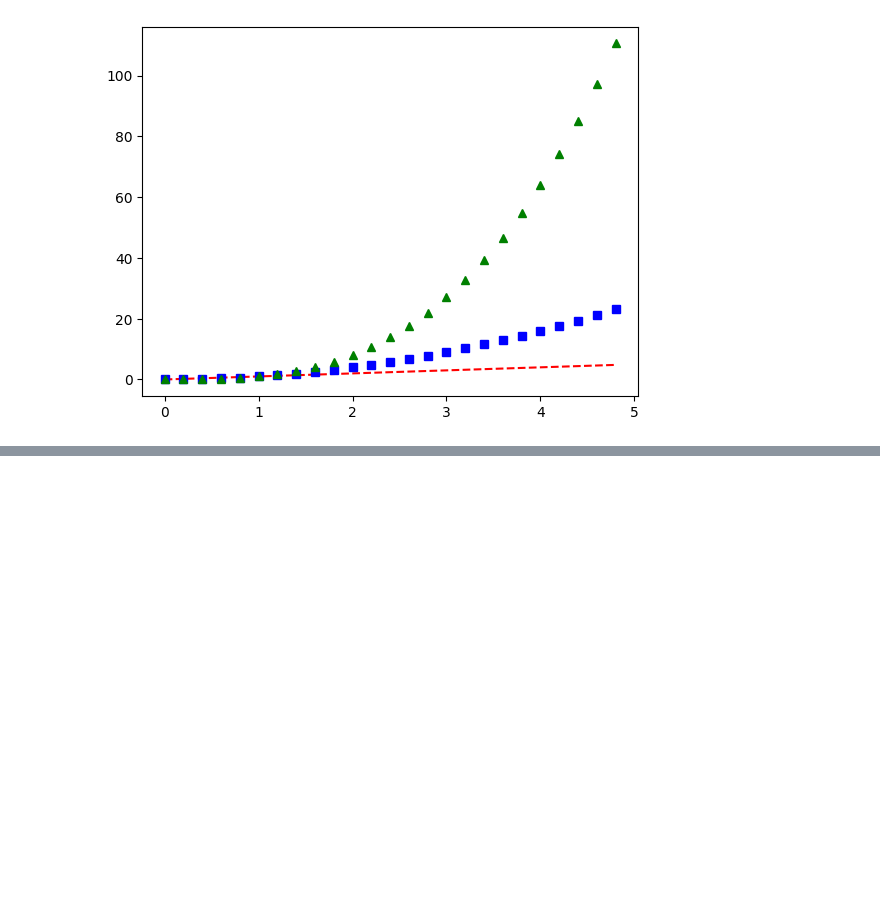
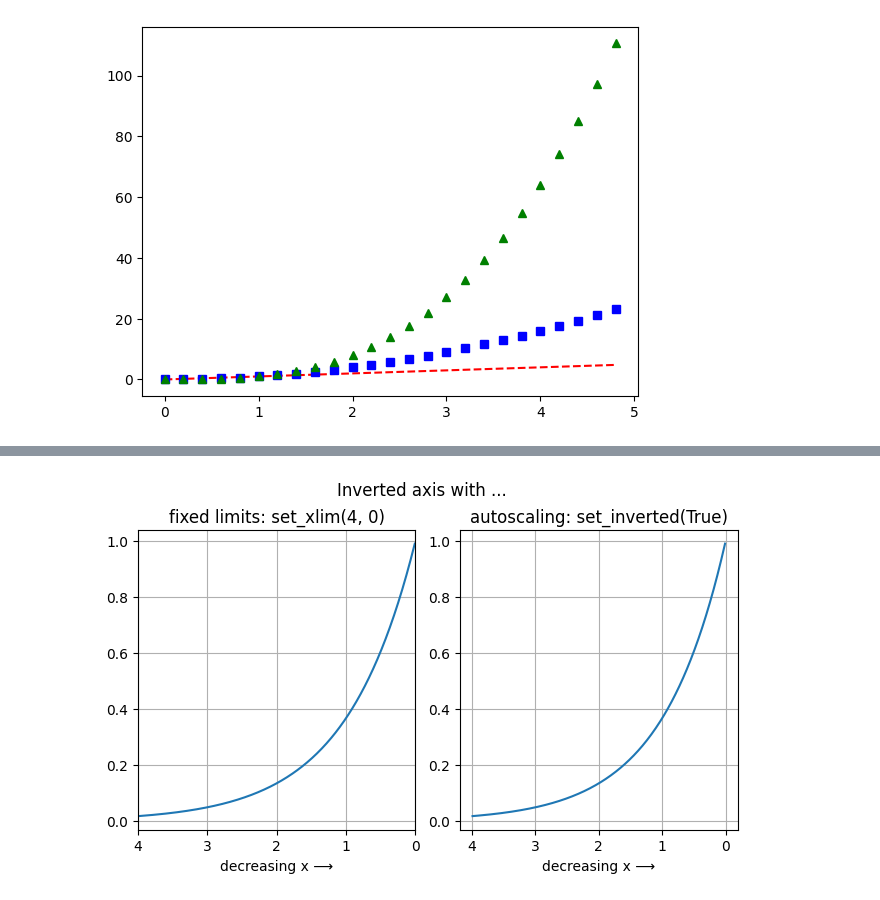
Before and after one commit to msy-bilecik/ist204_2025, a Jupyter notebook: ist204_2025_14h.ipynb, the cells around one changed output, grey strips where cells are left out. Saved outputs shown, nothing was run; the diff lists cells and outputs as text; code cells hidden in the pictures; blank space fills up the shorter version.

```diff
--- a/ist204_2025_14h.ipynb
+++ b/ist204_2025_14h.ipynb
@@ -116,0 +271,23 @@ plt.show()
+# %%
+
+x = np.arange(0.01, 4.0, 0.01)
+y = np.exp(-x)
+
+fig, (ax1, ax2) = plt.subplots(1, 2, figsize=(6.4,  4), layout="constrained")
+fig.suptitle('Inverted axis with ...')
+
+ax1.plot(x, y)
+ax1.set_xlim(4, 0)   # inverted fixed limits
+ax1.set_title('fixed limits: set_xlim(4, 0)')
+ax1.set_xlabel('decreasing x ⟶')
+ax1.grid(True)
+
+ax2.plot(x, y)
+ax2.xaxis.set_inverted(True)  # inverted axis with autoscaling
+ax2.set_title('autoscaling: set_inverted(True)')
+ax2.set_xlabel('decreasing x ⟶')
+ax2.grid(True)
+
+plt.show()
+# %% [output]
+[figure, added]
```
Also changed, not shown: parts of 5 cells of this notebook.
